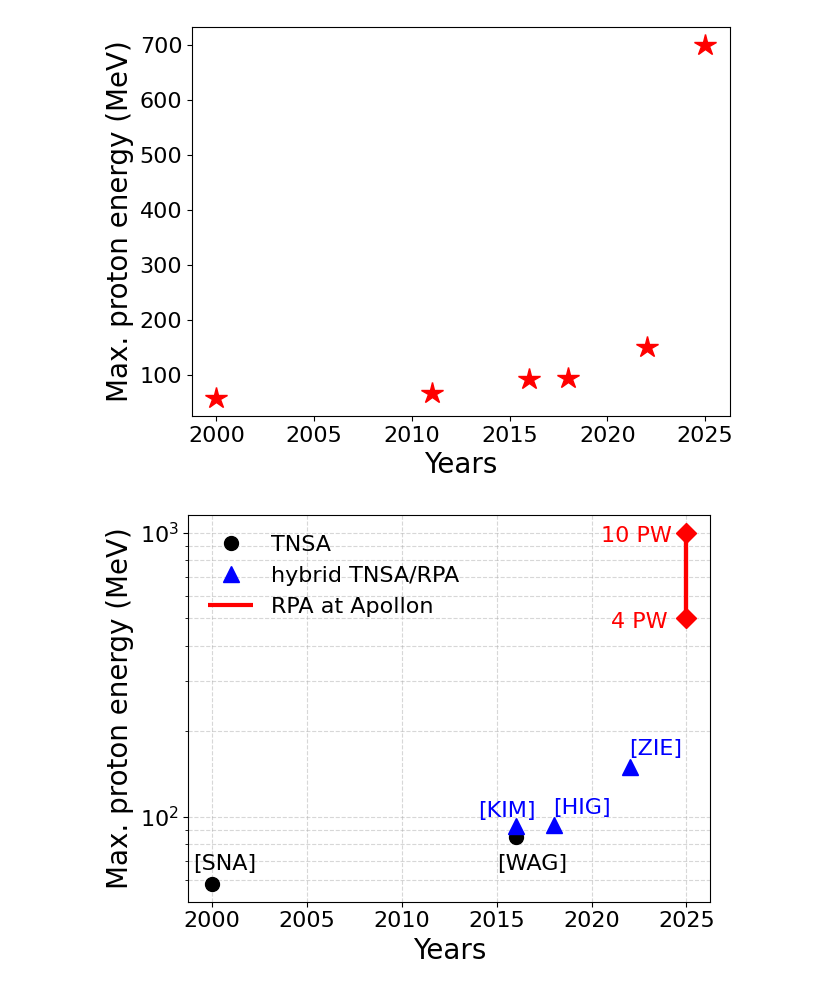
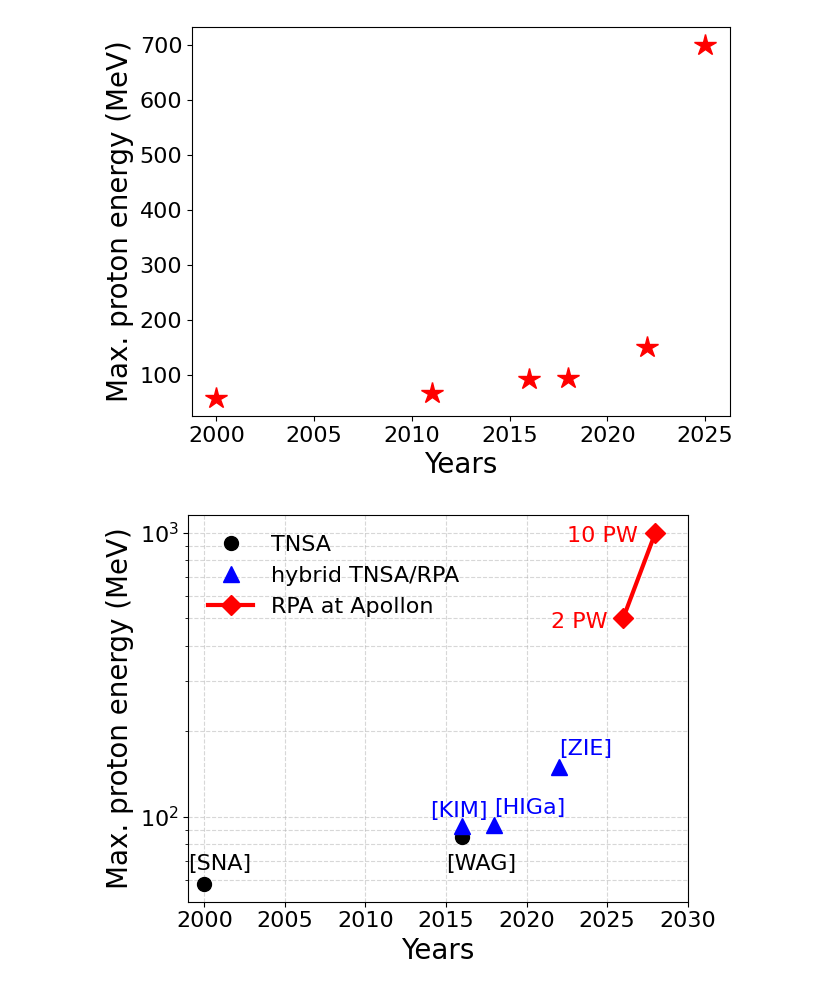
Before and after one commit to weipengyao/scripts, a Jupyter notebook: ANR_GRAIL_Figs.ipynb, the cells around one changed output. Cells and saved outputs as stored; diff of their text form; code cells hidden in the pictures.

```diff
--- a/ANR_GRAIL_Figs.ipynb
+++ b/ANR_GRAIL_Figs.ipynb
@@ -69,40 +69,41 @@ height = width * 1.618 / 1.0# golden ratio
 # fig. 1b for cnrs concours 2023
 
 years_tnsa = [2000,  2016]
 pmax_tnsa  = [58.0,  85.0]
 
 years_rpa  = [2016, 2018, 2022]
 pmax_rpa   = [93.0, 94.0, 150.]
 
-years_goal = [2025, 2025]
-pmax_goal  = [500, 1000]
+years_goal = [2026, 2028]
+pmax_goal  = [500,  1000]
 
 years = [2000, 2011, 2016, 2018, 2022, 2025]
 pmaxs = [58.0, 67.5, 93.0, 94.0, 150., 700]
 
 # fig, ax = plt.figure(figsize=(width, height))
 plt.plot(years_tnsa, pmax_tnsa, 'ok',markersize=10, fillstyle='full', label='TNSA')
 plt.plot(years_rpa,  pmax_rpa,  '^b',markersize=12, fillstyle='full', label='hybrid TNSA/RPA')
-plt.plot(years_goal, pmax_goal, 'Dr',markersize=10, lw=3.0)
-plt.vlines(years_goal, ymin=500, ymax=1000, label='RPA at Apollon', linewidth=3.0, color='red')
+plt.plot(years_goal, pmax_goal, 'D-r',markersize=10, lw=3.0, label='RPA at Apollon')
+# plt.vlines(years_goal, ymin=500, ymax=1000, label='RPA at Apollon', linewidth=3.0, color='red')
 plt.xlabel('Years',fontsize=20)
 plt.ylabel('Max. proton energy (MeV)',fontsize=20)
 plt.yscale('log')
 plt.legend(frameon=False,fancybox=False,fontsize=16, loc='upper left')
 plt.grid(which='both',linestyle='--',alpha=0.5)
-plt.tight_layout()
+
+plt.xlim([1999, 2030])
 
 plt.text(1999, 65, '[SNA]',fontsize=16)
 # plt.text(2009, 75, '[GAI]',fontsize=16)
 plt.text(2015, 65, '[WAG]',fontsize=16)
 plt.text(2014, 100, '[KIM]',color='blue', fontsize=16)
-plt.text(2018, 102, '[HIG]',color='blue', fontsize=16)
+plt.text(2018, 102, '[HIGa]',color='blue', fontsize=16)
 plt.text(2022, 165, '[ZIE]',color='blue', fontsize=16)
-plt.text(2021, 460, '4 PW',color='red', fontsize=16)
-plt.text(2020.5, 930, '10 PW',color='red', fontsize=16)
-
+plt.text(2021.5, 460, '2 PW',color='red', fontsize=16)
+plt.text(2022.5, 930, '10 PW',color='red', fontsize=16)
+plt.tight_layout()
 # plt.show()
 
 plt.savefig('/Users/yao/Desktop/fig1b.pdf', format='pdf')
 # %% [output]
-[figure, old version]
+[figure, new version]
```
Also changed, not shown: 3 other files.
